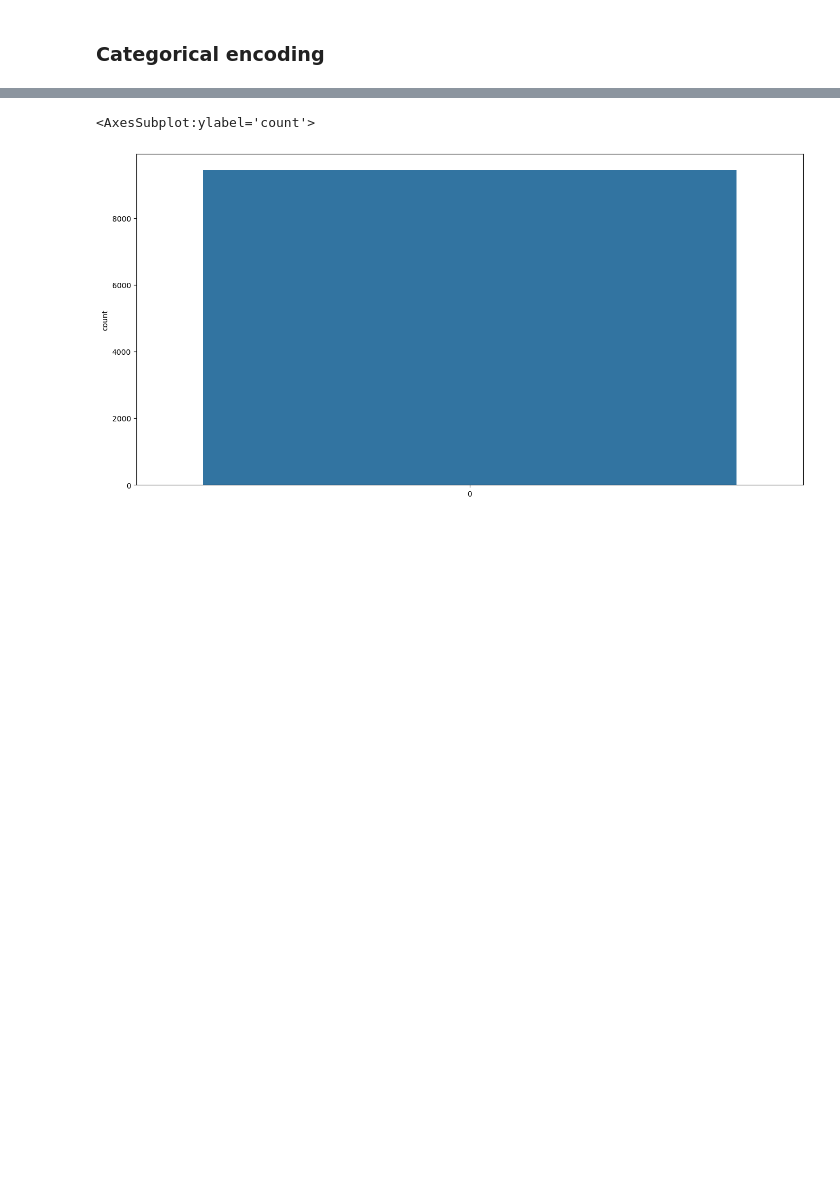
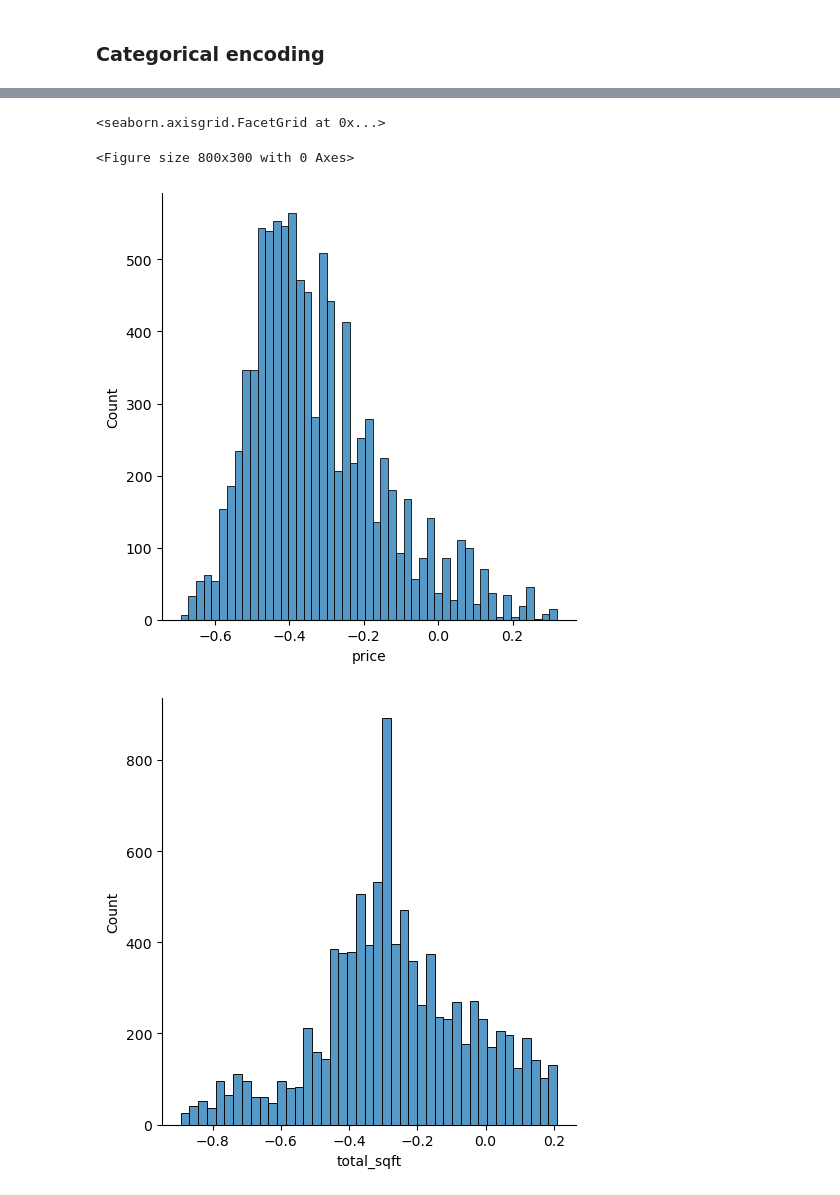
Before and after one commit to pranshu-raj-211/project-alphazero, a Jupyter notebook: house-price-prediction/prices.ipynb, the cells around one changed output, grey strips where cells are left out. Cells and saved outputs as stored; diff of their text form; code cells hidden in the pictures; blank space fills up the shorter version.

```diff
--- a/house-price-prediction/prices.ipynb
+++ b/house-price-prediction/prices.ipynb
@@ -440,6 +466,6 @@ sns.heatmap(df3.corr(), annot=True)
 # %%
 dummies = pd.get_dummies(df3.location)
 df3 = pd.concat((df3, dummies), axis="columns")
-df3 = df3.drop("location", axis=1)
+df3 = df3.drop(["location", "size"], axis=1)
 df3.head()
 # %% [output]
@@ -453,6 +479,11 @@ df3.head()
 # %%
-plt.figure(figsize=(16, 8))
-sns.countplot(df3.bhk)
+plt.figure(figsize=(8, 3))
+
+sns.displot(df3.price)
+sns.displot(df3.total_sqft)
+sns.displot(df3.price_per_sqft)
 # %% [output]
-<AxesSubplot:ylabel='count'>
+<seaborn.axisgrid.FacetGrid at 0x...>
+<Figure size 800x300 with 0 Axes>
-[figure, old version]
+[figure, new version]
+[figure, added]
```
Also changed, not shown: parts of 23 cells of this notebook.
